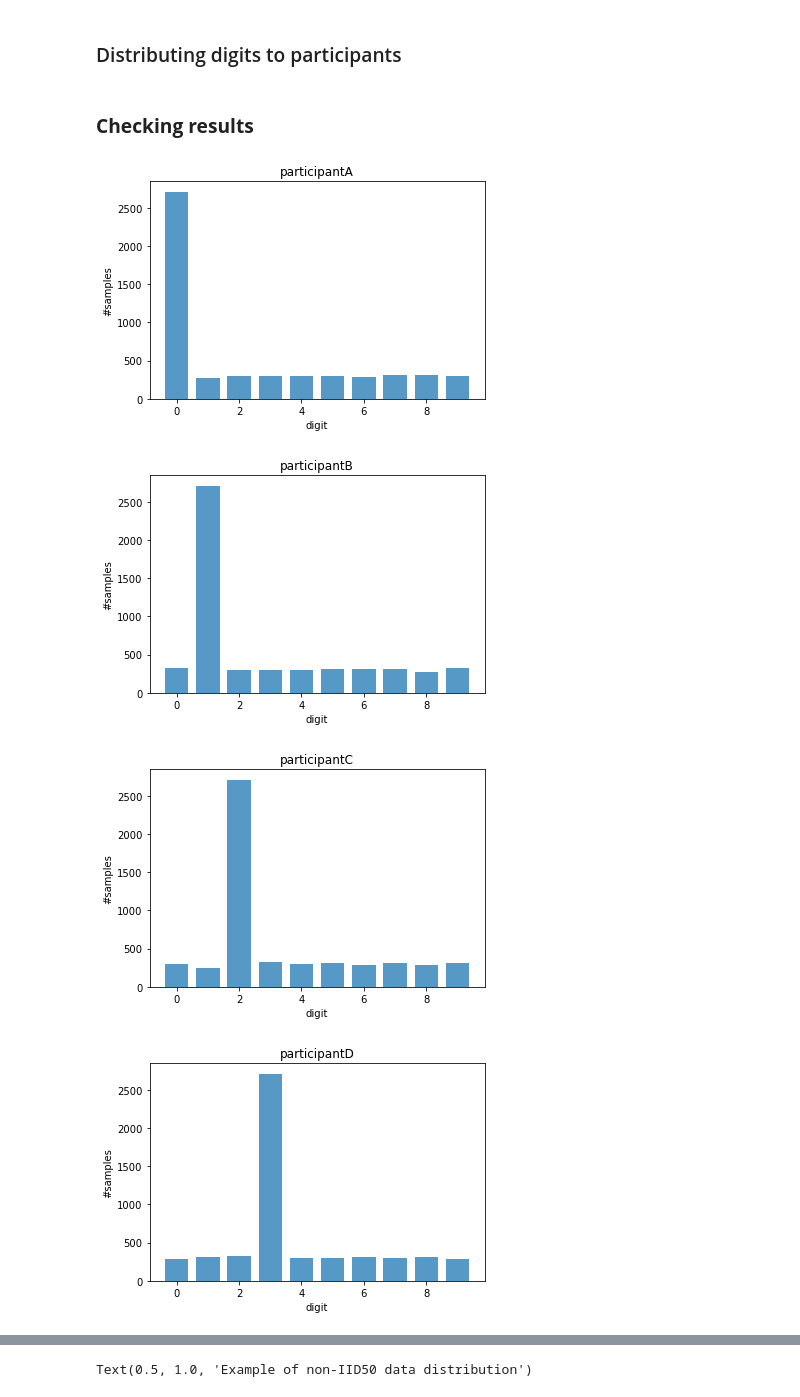
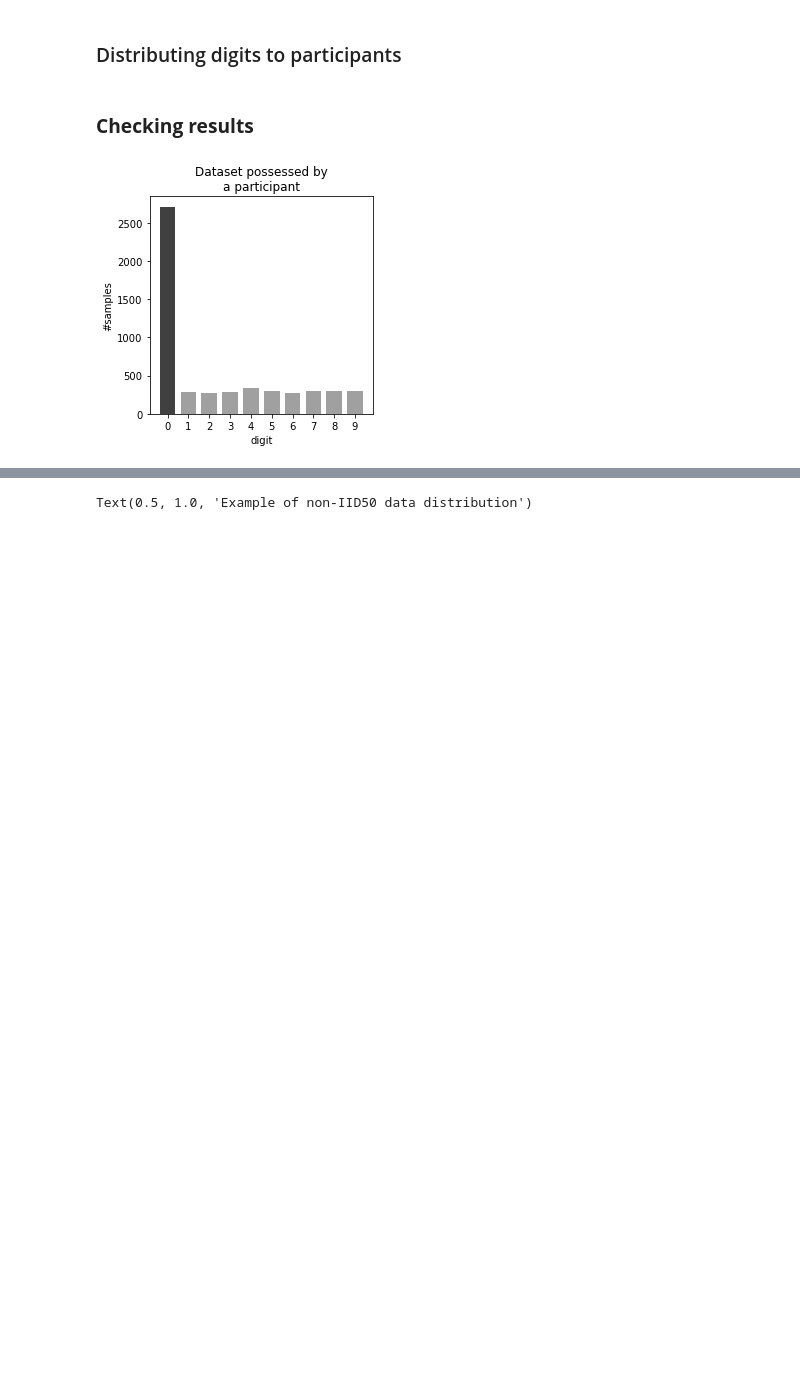
Before and after one commit to alelevente/FeLeSh, a Jupyter notebook: src/0_preliminaries/mnist_partitioner.ipynb, the cells around one changed output, grey strips where cells are left out. Saved outputs shown, nothing was run; the diff lists cells and outputs as text; code cells hidden in the pictures; blank space fills up the shorter version.

Commit message:
mnist figure

```diff
--- a/src/0_preliminaries/mnist_partitioner.ipynb
+++ b/src/0_preliminaries/mnist_partitioner.ipynb
@@ -184,15 +184,23 @@ for pi in indices:
 # %% [markdown]
 ### **Checking results**
 # %%
-for i, p in enumerate(participants_df):
-    plt.hist(p["label"], list(range(0, 11)),
-          rwidth = 0.75, alpha=0.75, align="left")
-    plt.xlabel("digit")
-    plt.ylabel("#samples")
-    plt.title("participant"+chr(ord('A')+i))
-    plt.show()
+p = participants_df[0]
+colors = ["k"] + ["gray"]*9
+
+
+fig, ax = plt.subplots(figsize=[4,4])
+
+N, bins, patches = ax.hist(p["label"], list(range(0, 11)), rwidth = 0.75, alpha=0.75, align="left")
+
+patches[0].set_facecolor("k")
+
+for i in range(1, 10):
+    patches[i].set_facecolor("gray")
+
+plt.xlabel("digit")
+plt.ylabel("#samples")
+plt.xticks(ticks=range(10))
+plt.title("Dataset possessed by\na participant")
+plt.show()
 # %% [output]
-[figure, old version]
+[figure, new version]
-[figure, removed]
-[figure, removed]
-[figure, removed]
```
Also changed, not shown: parts of 1 cell of this notebook.
